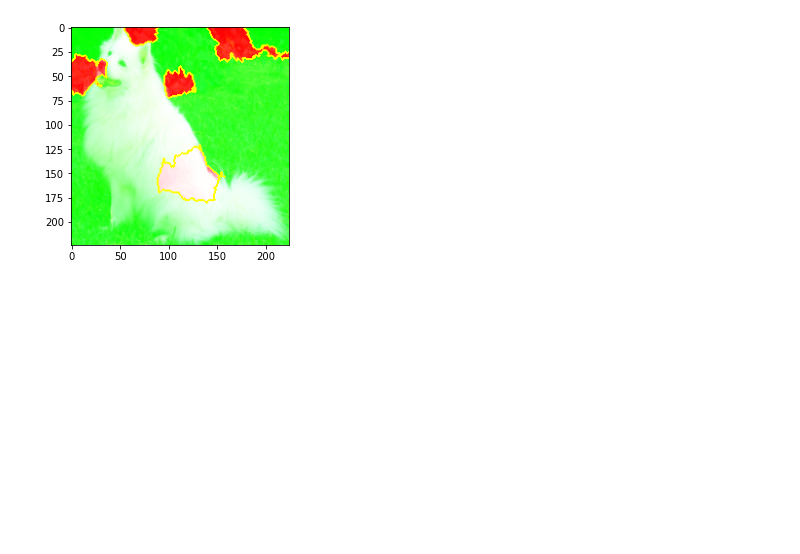
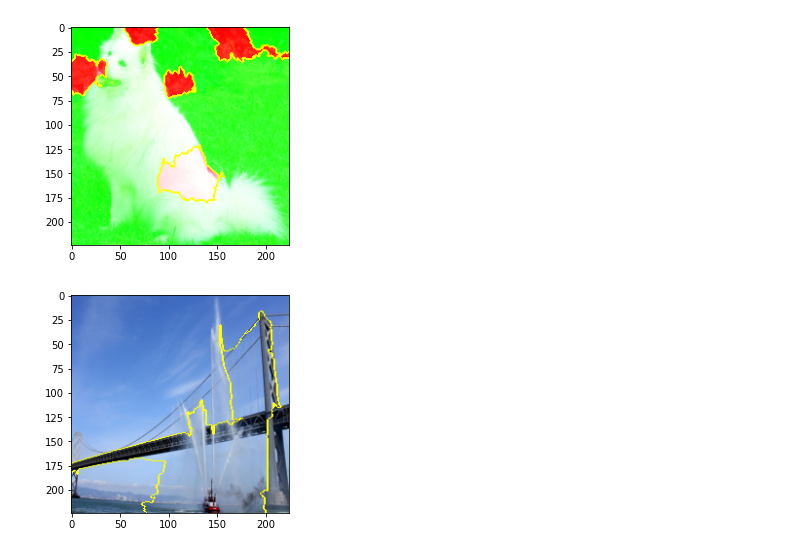
Before and after one commit to wenth1021/feature-importance-cv, a Jupyter notebook: lime.ipynb, the cells around one changed output. Drawn from its saved outputs; the diff is of its cells as text; code cells hidden in the pictures; blank space fills up the shorter version.

Commit message:
add fireboat image to lime

```diff
--- a/lime.ipynb
+++ b/lime.ipynb
@@ -64,6 +64,9 @@ from torchvision import transforms
 image = Image.open(filename)
 input_image = preprocess(image)
 
+image_fireboat = Image.open("./data/fireboat.jpeg")
+input_image_fireboat = preprocess(image_fireboat)
+
 # Read the categories
 with open("./data/imagenet_classes.txt", "r") as f:
     categories = [s.strip() for s in f.readlines()]
@@ -263,3 +282,9 @@ plot_boundaries(explanation_dog, top_label=0, num_features=[10, 30, 100])
 [figure]
 [figure]
 [figure]
+# %%
+explanation_fireboat = get_lime_explainer(
+    image_fireboat, top_label=0, num_features=5
+)
+# %% [output]
+[figure, added]
```
Also changed, not shown: parts of 3 cells of this notebook, 3 other files.
